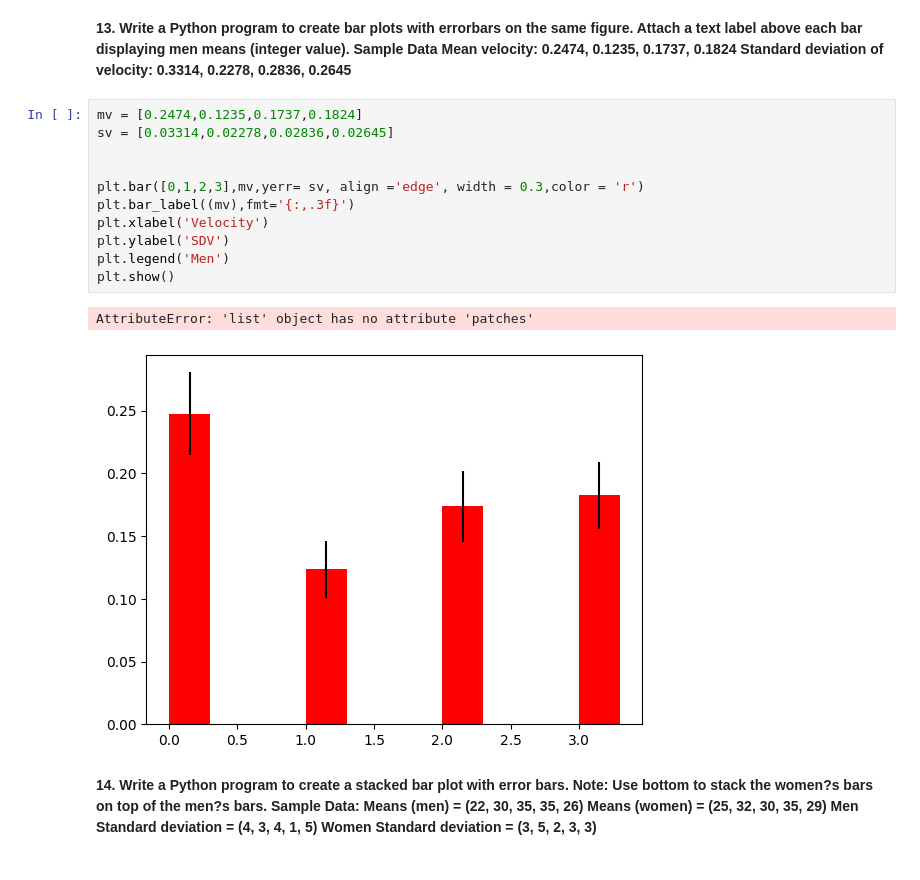
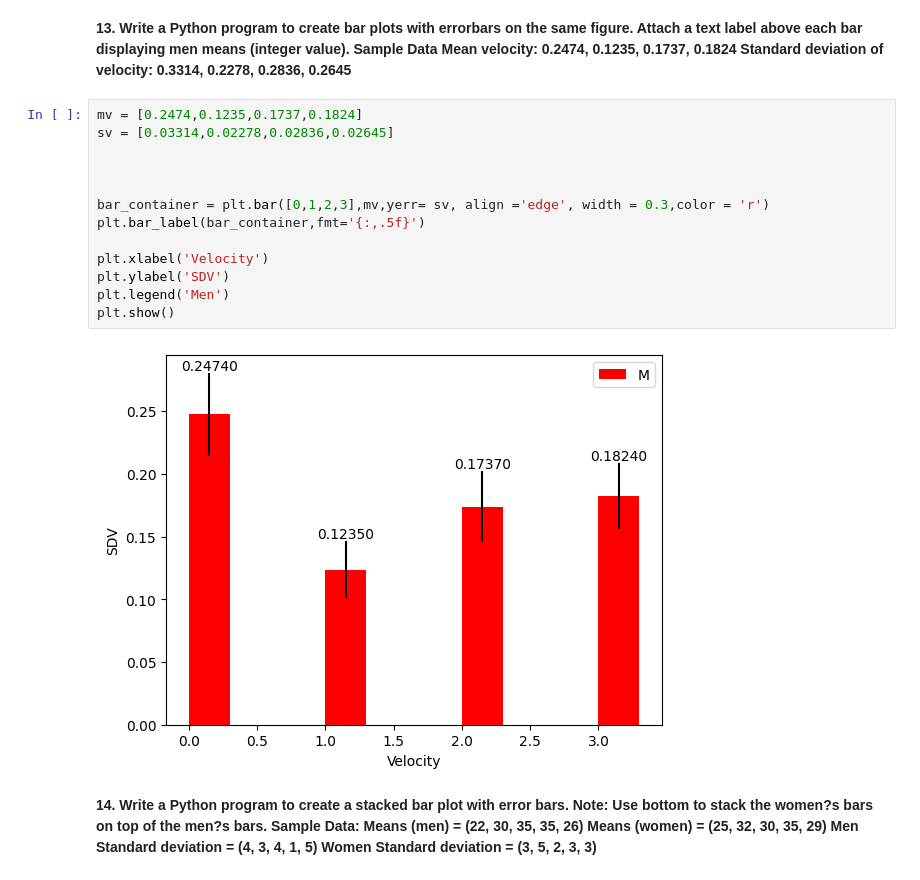
Before and after one commit to yashrajmodani/Data-Analaysis, a Jupyter notebook: Assignment5.ipynb, the cells around one changed output. Saved outputs shown, nothing was run; the diff lists cells and outputs as text.

```diff
--- a/Assignment5.ipynb
+++ b/Assignment5.ipynb
@@ -277,17 +277,18 @@ Standard deviation of velocity: 0.3314, 0.2278, 0.2836, 0.2645**
 # %%
 mv = [0.2474,0.1235,0.1737,0.1824]
 sv = [0.03314,0.02278,0.02836,0.02645]
 
 
-plt.bar([0,1,2,3],mv,yerr= sv, align ='edge', width = 0.3,color = 'r')
-plt.bar_label((mv),fmt='{:,.3f}')
+
+bar_container = plt.bar([0,1,2,3],mv,yerr= sv, align ='edge', width = 0.3,color = 'r')
+plt.bar_label(bar_container,fmt='{:,.5f}')
+
 plt.xlabel('Velocity')
 plt.ylabel('SDV')
 plt.legend('Men')
 plt.show()
 # %% [output]
-AttributeError: 'list' object has no attribute 'patches'
-[figure, old version]
+[figure, new version]
 # %% [markdown]
 **14. Write a Python program to create a stacked bar plot with error bars.
 Note: Use bottom to stack the women?s bars on top of the men?s bars.
```
Also changed, not shown: parts of 5 cells of this notebook.
